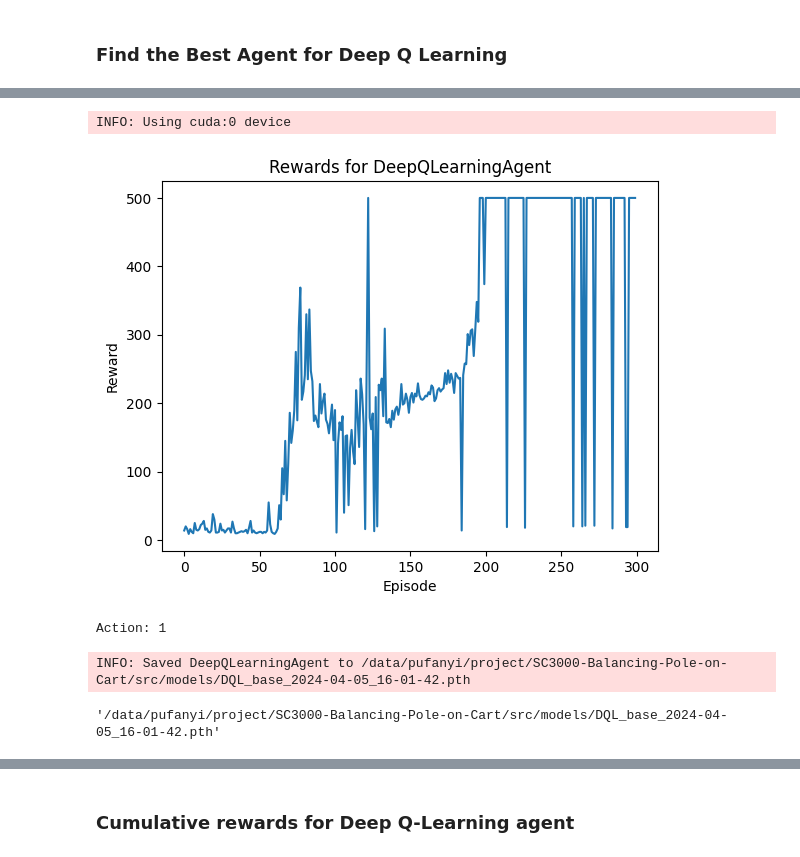
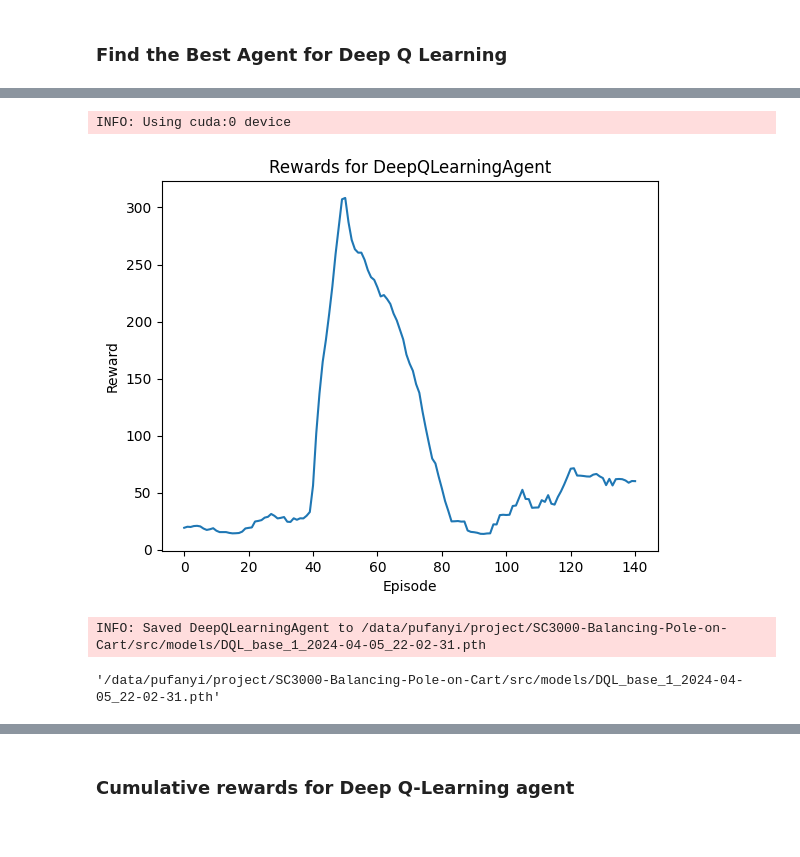
Before and after one commit to ruochee723/SC3000-Balancing-Pole-on-Cart, a Jupyter notebook: src/PuFanyiSooYingXiTingRuoChee_SCS2.ipynb, the cells around one changed output, grey strips where cells are left out. Saved outputs shown, nothing was run; the diff lists cells and outputs as text; code cells hidden in the pictures.

Commit message:
save model & graph

```diff
--- a/src/PuFanyiSooYingXiTingRuoChee_SCS2.ipynb
+++ b/src/PuFanyiSooYingXiTingRuoChee_SCS2.ipynb
@@ -325,7 +325,12 @@ We utilized some optimization techniques to improve the performance of the DQN a
 2. We used [soft update](https://arxiv.org/pdf/1509.02971.pdf) to make the target network more stable.
 3. We used [experience replay](https://arxiv.org/pdf/1312.5602.pdf) to efficiently use the data.
 # %%
+import os
 import torch
+import datetime
+import pickle
+from typing import Optional
+from collections import deque, namedtuple
 
 
 class QNetwork(torch.nn.Module):
@@ -349,12 +354,6 @@ class QNetwork(torch.nn.Module):
             state = torch.nn.functional.relu(layer(state))
         return self.layers[-1](state)
 
-
-import itertools
-import pickle
-from typing import Optional
-from collections import deque, namedtuple
-import json
 
 Transition = namedtuple("Transition", ("state", "action", "next_state", "reward"))
 
@@ -430,6 +429,7 @@ class DeepQLearningAgent(TrainableAgent):
                 hidden_size=hidden_size,
                 hidden_layers=hidden_layers,
             )
+            self.target_net.load_state_dict(self.policy_net.state_dict())
             self.step_done = 0
         if enable_cuda:
             self.device = (
@@ -442,8 +442,6 @@ class DeepQLearningAgent(TrainableAgent):
         gymlogger.info(f"Using {self.device} device")
         self.policy_net.to(self.device)
         self.target_net.to(self.device)
-
-        self.target_net.load_state_dict(self.policy_net.state_dict())
 
         self.optimizer = torch.optim.AdamW(
             self.policy_net.parameters(), lr=self.lr, amsgrad=True
@@ -504,7 +502,7 @@ class DeepQLearningAgent(TrainableAgent):
             .to(self.device)
         )
         sum_reward = 0
-        for t in itertools.count():
+        while True:
             self.epsilon = self.end_epsilon + (
                 self.start_epsilon - self.end_epsilon
             ) * math.exp(-1 * self.step_done / self.epsilon_decay)
@@ -555,8 +553,6 @@ class DeepQLearningAgent(TrainableAgent):
         return sum_reward
 
     def save(self, folder, name: Optional[str]=None, **kwargs):
-        """Save the model parameters, configuration, and additional information to a single file."""
-        # Combine model parameters for both policy_net and target_net with configuration
         os.makedirs(folder, exist_ok=True)
         if name is None:
             file_name = f"{self.name}_{self.time}.pth"
@@ -579,6 +575,9 @@ class DeepQLearningAgent(TrainableAgent):
                 "start_epsilon": self.start_epsilon,
                 "end_epsilon": self.end_epsilon,
                 "lr": self.lr,
+                "step_done": self.step_done,
+                "batch_size": self.batch_size,
+                "gamma": self.gamma,
             },
         }
         # Include any additional keyword arguments
@@ -606,6 +605,9 @@ class DeepQLearningAgent(TrainableAgent):
         self.hidden_size = config["hidden_size"]
         self.hidden_layers = config["hidden_layers"]
         self.lr = config["lr"]
+        self.step_done = config["step_done"]
+        self.batch_size = config["batch_size"]
+        self.gamma = config["gamma"]
 
         self.policy_net = QNetwork(
             self.state_space_dim,
@@ -776,22 +772,16 @@ We firstly train 300 episodes for the Deep Q Learning Agent.
 # %%
-env.reset()
 deep_q_learning_agent = DeepQLearningAgent(
     state_space_dim=4,
     action_space_size=2,
     enable_cuda=True,
     hidden_size=128,
     hidden_layers=5,
     batch_size=128,
 )
-deep_q_learning_agent.train(env, num_episodes=300, plot=True, plot_smooth=10)
-observation = env.reset()
-print("Action:", deep_q_learning_agent(observation))
+deep_q_learning_agent.train(env, num_episodes=150, plot=True, plot_smooth=10)
+deep_q_learning_agent.save("models", "DQL_base_1")
 # %% [output]
 INFO: Using cuda:0 device
-[figure, old version]
+[figure, new version]
-Action: 1
+INFO: Saved DeepQLearningAgent to /data/pufanyi/project/SC3000-Balancing-Pole-on-Cart/src/models/DQL_base_1_2024-04-05_22-02-31.pth
+'/data/pufanyi/project/SC3000-Balancing-Pole-on-Cart/src/models/DQL_base_1_2024-04-05_22-02-31.pth'
-# %%
-deep_q_learning_agent.save("models", "DQL_base")
-# %% [output]
-INFO: Saved DeepQLearningAgent to /data/pufanyi/project/SC3000-Balancing-Pole-on-Cart/src/models/DQL_base_2024-04-05_16-01-42.pth
-'/data/pufanyi/project/SC3000-Balancing-Pole-on-Cart/src/models/DQL_base_2024-04-05_16-01-42.pth'
```
Also changed, not shown: parts of 9 cells of this notebook, 5 other files.
